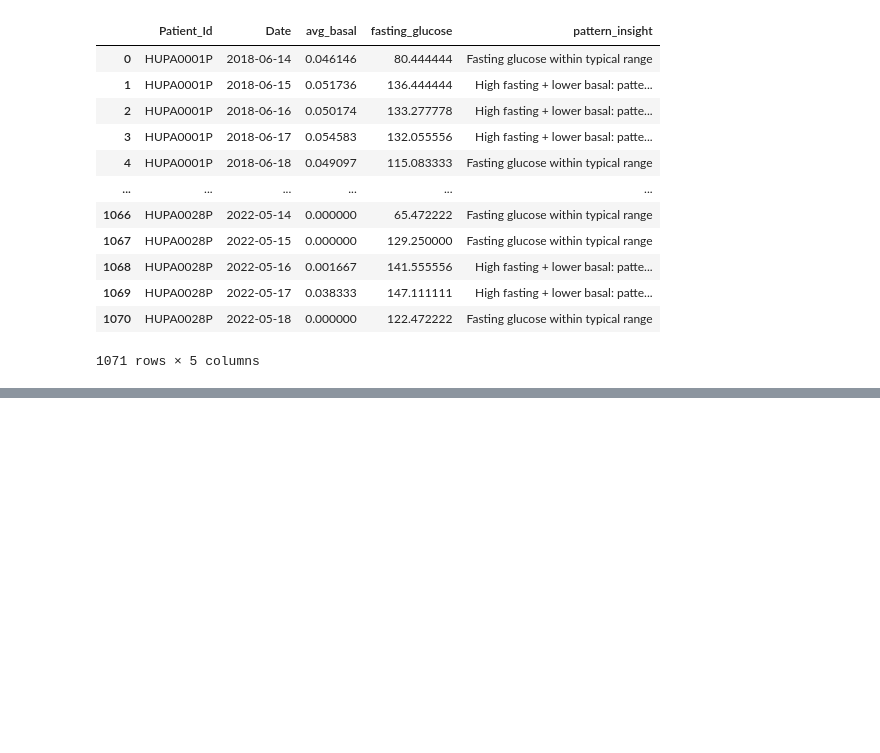
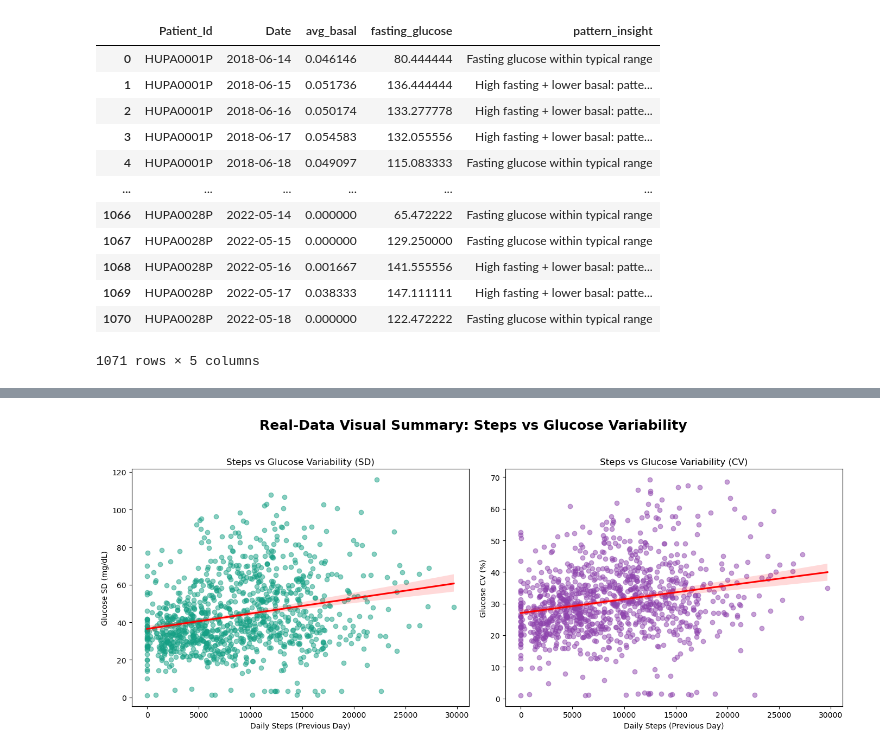
Before and after one commit to purni1986/Team2_-PyQueens_-Python-Hackathon-_MAY-2026, a Jupyter notebook: Purnima/Prescriptive analysis-Purnima.ipynb, the cells around one changed output, grey strips where cells are left out. Drawn from its saved outputs; the diff is of its cells as text; code cells hidden in the pictures; blank space fills up the shorter version.

Commit message:
Prescriptive analysis-Purnima
Prescriptive analysis-Purnima

```diff
--- a/Purnima/Prescriptive analysis-Purnima.ipynb
+++ b/Purnima/Prescriptive analysis-Purnima.ipynb
@@ -446,0 +464,4 @@ daily_metrics[['Patient_Id', 'Date', 'avg_basal', 'fasting_glucose', 'pattern_in
+# %%
+df['Time'] = pd.to_datetime(df['Time'], format='mixed')
+df['date'] = df['Time'].dt.date
+df['hour'] = df['Time'].dt.hour
@@ -446,0 +497,94 @@ daily_metrics[['Patient_Id', 'Date', 'avg_basal', 'fasting_glucose', 'pattern_in
+# %%
+# Shift steps to previous day
+df_daily_steps['date'] = df_daily_steps['date'] + pd.Timedelta(days=1)
+# %%
+# -----------------------------
+# 3. MERGE STEPS + GLUCOSE VARIABILITY
+# -----------------------------
+df_merge = pd.merge(
+    df_daily_glucose,
+    df_daily_steps,
+    on=['Patient_Id', 'date'],
+    how='inner'
+)
+# %%
+import pandas as pd
+import matplotlib.pyplot as plt
+import seaborn as sns
+
+# ---------------------------------------------------------
+# 1. PRESCRIPTIVE INSIGHTS TABLE (SD & CV ONLY)
+# ---------------------------------------------------------
+
+insights_data = {
+    "Insight": [
+        "Higher glucose variability patients walk more",
+        "Steps do not reduce SD or CV in this dataset",
+        "Variability is driven by non-activity factors",
+        "Steps still help long-term metabolic health",
+        "Optimal step range for stability (research-based)"
+    ],
+    "What the Data Shows": [
+        "SD and CV increase slightly as steps increase",
+        "Regression lines show flat or upward trend",
+        "Diet, medication, sleep, stress dominate variability",
+        "No short-term effect visible in your dataset",
+        "Not visible in your data but supported by evidence"
+    ],
+    "Recommended Action": [
+        "Identify high-variability patients for targeted coaching",
+        "Do not rely on steps alone to stabilize glucose",
+        "Focus on meal timing, carb load, sleep, stress",
+        "Maintain 6,000–8,000 steps/day minimum",
+        "Aim for 8,000–10,000 steps/day for long-term benefit"
+    ],
+    "Why It Matters": [
+        "Walking appears compensatory, not causal",
+        "Avoid misleading conclusions about activity",
+        "Glucose variability is multi-factorial",
+        "Improves insulin sensitivity over weeks",
+        "Supports cardiovascular and metabolic health"
+    ]
+}
+
+df_variability_insights = pd.DataFrame(insights_data)
+print("Prescriptive Insights (Based on SD & CV Only):")
+print(df_variability_insights)
+
+# ---------------------------------------------------------
+# 2. REAL DATA VISUAL SUMMARY — SD & CV
+# ---------------------------------------------------------
+
+fig, axes = plt.subplots(1, 2, figsize=(14, 6))
+fig.suptitle("Real‑Data Visual Summary: Steps vs Glucose Variability",
+             fontsize=18, fontweight='bold')
+
+# Panel 1 — Steps vs Glucose SD
+sns.regplot(
+    data=df_merge,
+    x='Daily_Steps',
+    y='SD_Glucose',
+    scatter_kws={'alpha':0.5, 'color': '#16a085'},
+    line_kws={'color':'red'},
+    ax=axes[0]
+)
+axes[0].set_title("Steps vs Glucose Variability (SD)")
+axes[0].set_xlabel("Daily Steps (Previous Day)")
+axes[0].set_ylabel("Glucose SD (mg/dL)")
+
+# Panel 2 — Steps vs Glucose CV
+sns.regplot(
+    data=df_merge,
+    x='Daily_Steps',
+    y='CV_Glucose',
+    scatter_kws={'alpha':0.5, 'color': '#8e44ad'},
+    line_kws={'color':'red'},
+    ax=axes[1]
+)
+axes[1].set_title("Steps vs Glucose Variability (CV)")
+axes[1].set_xlabel("Daily Steps (Previous Day)")
+axes[1].set_ylabel("Glucose CV (%)")
+
+plt.tight_layout(rect=[0, 0, 1, 0.95])
+plt.show()
+# %% [output]
@@ -446,0 +608 @@ daily_metrics[['Patient_Id', 'Date', 'avg_basal', 'fasting_glucose', 'pattern_in
+[figure, added]
```
Also changed, not shown: parts of 57 cells of this notebook.
